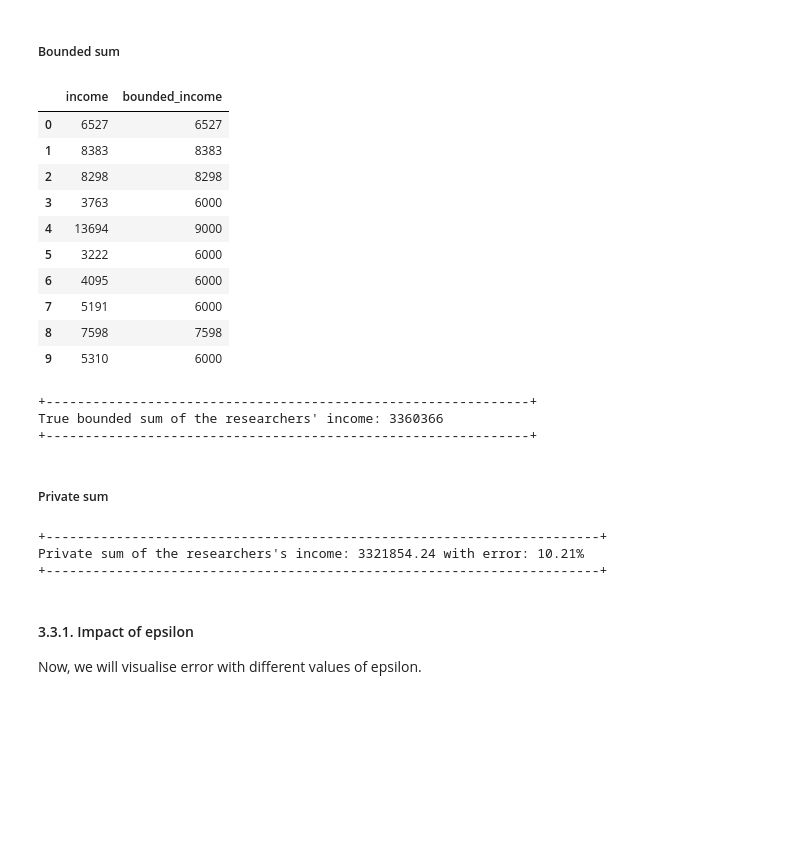
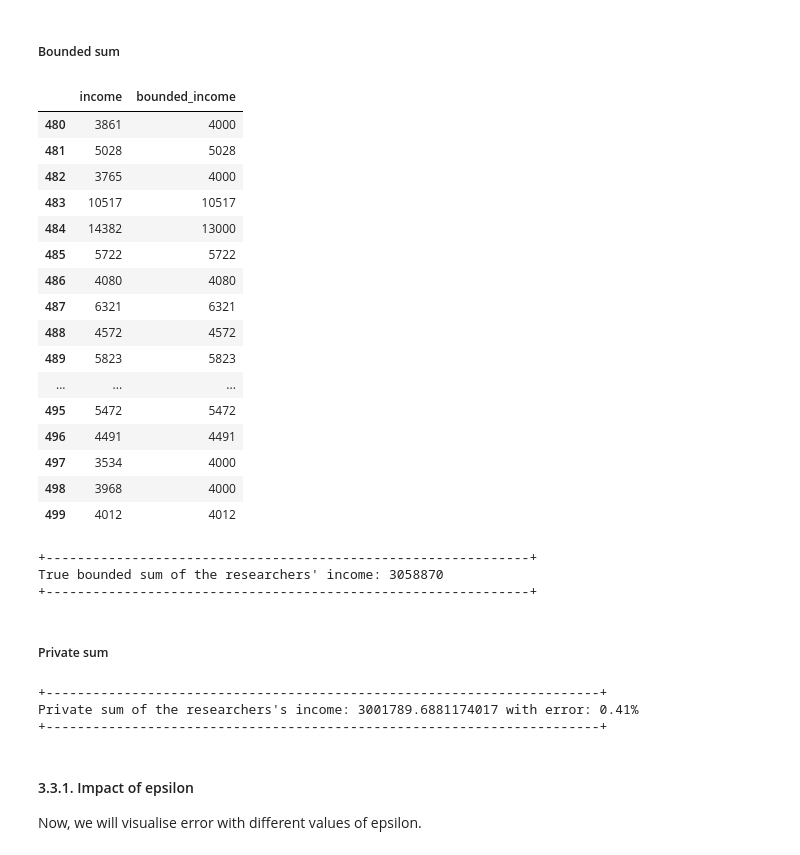
Before and after one commit to dsaidgovsg/stack-2022-differential-privacy-workshop, a Jupyter notebook: reseachers_survey_stats_release.ipynb, the cells around one changed output. Saved outputs shown, nothing was run; the diff lists cells and outputs as text; code cells hidden in the pictures; blank space fills up the shorter version.

```diff
--- a/reseachers_survey_stats_release.ipynb
+++ b/reseachers_survey_stats_release.ipynb
@@ -121,10 +127,27 @@ Now, we need to load our dataset, containing information about the researchers
 # %%
-# reading the csv file
-data = pd.read_csv("data/simulated_data_500.csv")
+# loading data from google drive
+
+# dataset with 500 rows
+url='https://drive.google.com/file/d/1UmOb_GX7d2CuxLOj1wqAuhFM_gV9GREg/view?usp=share_link' # data with 500 rows
+
+# +--------------------------------------------------------------------+
+# You can uncomment and use a link to load the dataset of desired size
+# +--------------------------------------------------------------------+
+# data with 1000 rows
+# url = 'https://drive.google.com/file/d/1o7SKjUGY71bVC77B_r4QEsP31agZyvyj/view?usp=share_link'
+
+# data with 10000 rows
+# url = 'https://drive.google.com/file/d/1nkCfBcCdLoqtXqzw7ETG9BLt2xtWkfol/view?usp=share_link'
+
+url='https://drive.google.com/uc?id=' + url.split('/')[-2]
+
+# loading data into pandas dataframe
+data = pd.read_csv(url)
+
 data_size = len(data)
 
 print(f"Number of rows in the dataset {data_size}")
-data.head(20)
+data.head(10)
 # %% [output]
 Number of rows in the dataset 500
 |  | NRIC | researcher_name | sector | income | degree |
@@ -279,28 +298,36 @@ True sum of the researchers' income: 3014194
 # %% [markdown]
 ##### Bounded sum
 # %%
-# setting the clamping bounds
-lower_bound = 6000
-upper_bound = 9000
+# +------------------------------------------------+
+# You can play around with the clamping bounds  here
+# +------------------------------------------------+
+lower_bound = 4000
+upper_bound = 13000
 
-# applying clamping
+# apply clipping to the raw values to keep them within the set bounds
 # - values less than `lower_bound` will be clipped to `lower_bound`
 # - values greater than `upper_bound` will be clipped to `upper_bound`
 data['bounded_income'] = data['income'].clip(lower=lower_bound, upper=upper_bound)
 
-data[['income', 'bounded_income']].head(10)
+data[['income', 'bounded_income']].tail(20)
 # %% [output]
 |  | income | bounded_income |
-| 0 | 6527 | 6527 |
-| 1 | 8383 | 8383 |
-| 2 | 8298 | 8298 |
-| 3 | 3763 | 6000 |
-| 4 | 13694 | 9000 |
-| 5 | 3222 | 6000 |
-| 6 | 4095 | 6000 |
-| 7 | 5191 | 6000 |
-| 8 | 7598 | 7598 |
-| 9 | 5310 | 6000 |
+| 480 | 3861 | 4000 |
+| 481 | 5028 | 5028 |
+| 482 | 3765 | 4000 |
+| 483 | 10517 | 10517 |
+| 484 | 14382 | 13000 |
+| 485 | 5722 | 5722 |
+| 486 | 4080 | 4080 |
+| 487 | 6321 | 6321 |
+| 488 | 4572 | 4572 |
+| 489 | 5823 | 5823 |
+| ... | ... | ... |
+| 495 | 5472 | 5472 |
+| 496 | 4491 | 4491 |
+| 497 | 3534 | 4000 |
+| 498 | 3968 | 4000 |
+| 499 | 4012 | 4012 |
 # %%
 # computing sum on the bounded values
 true_bounded_sum_income = sum(data['bounded_income'])
@@ -310,7 +337,7 @@ print(f"True bounded sum of the researchers' income: {true_bounded_sum_income}")
 print("+--------------------------------------------------------------+")
 # %% [output]
 +--------------------------------------------------------------+
-True bounded sum of the researchers' income: 3360366
+True bounded sum of the researchers' income: 3058870
 +--------------------------------------------------------------+
 # %% [markdown]
 ##### Private sum
@@ -318,7 +345,11 @@ True bounded sum of the researchers' income: 3360366
 # sensivity of the sum query in this case is the upper_bound
 # reason: maximum the sum query's output will change on adding/removing a row is the `upper_bound`
 sensitivity = upper_bound
-epsilon = 0.1
+
+# +------------------------------------------------+
+# You can play around with the epsilon value here
+# +------------------------------------------------+
+epsilon = 0.8
 
 # applying laplacian mechanism
 private_sum_income = laplace_mechanism(true_bounded_sum_income, sensitivity, epsilon)
@@ -328,7 +359,7 @@ print(f"Private sum of the researchers's income: {private_sum_income} with error
 print("+-----------------------------------------------------------------------+")
 # %% [output]
 +-----------------------------------------------------------------------+
-Private sum of the researchers's income: 3321854.24 with error: 10.21%
+Private sum of the researchers's income: 3001789.6881174017 with error: 0.41%
 +-----------------------------------------------------------------------+
 # %% [markdown]
 #### 3.3.1. Impact of epsilon <a id="cell331"></a>
```
Also changed, not shown: parts of 28 cells of this notebook.
